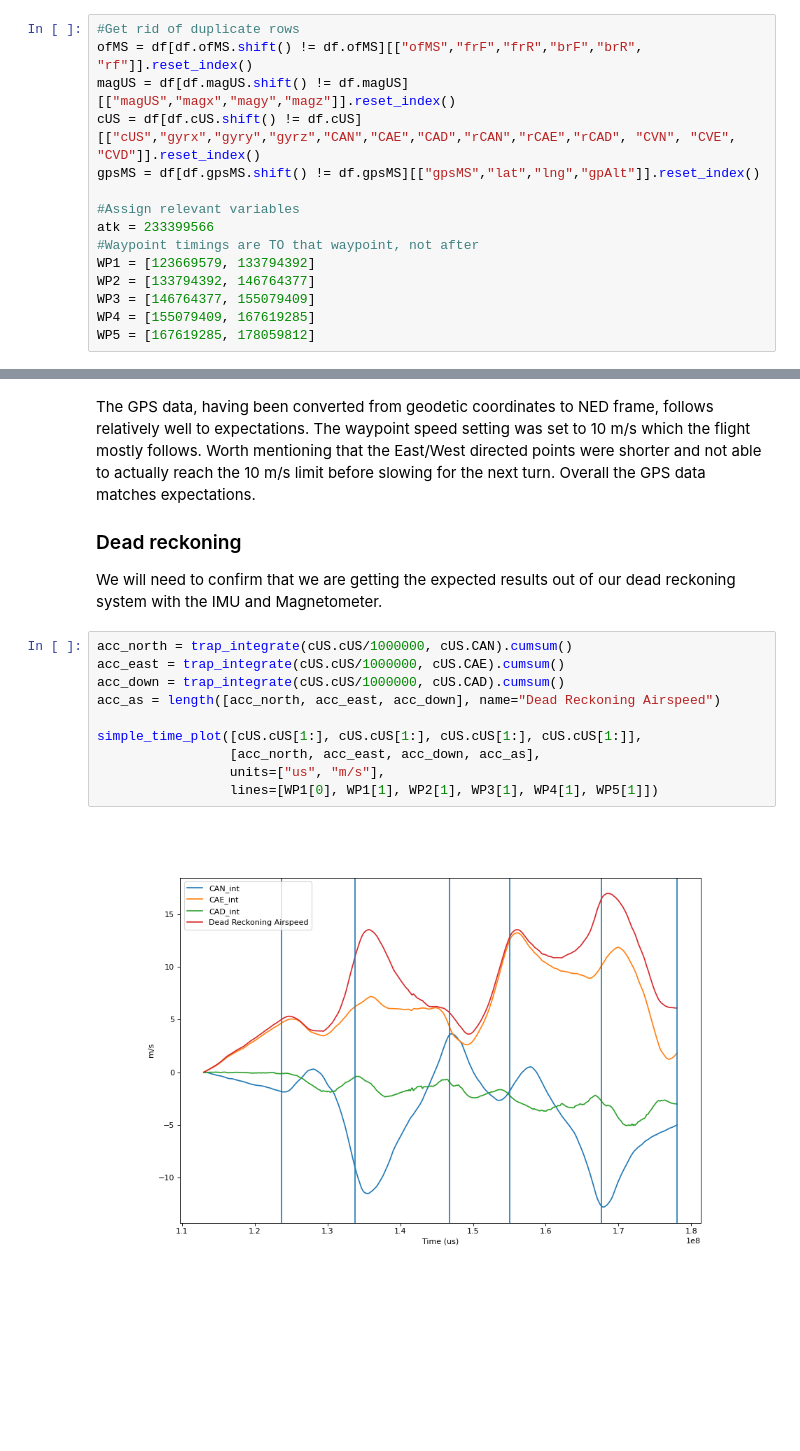
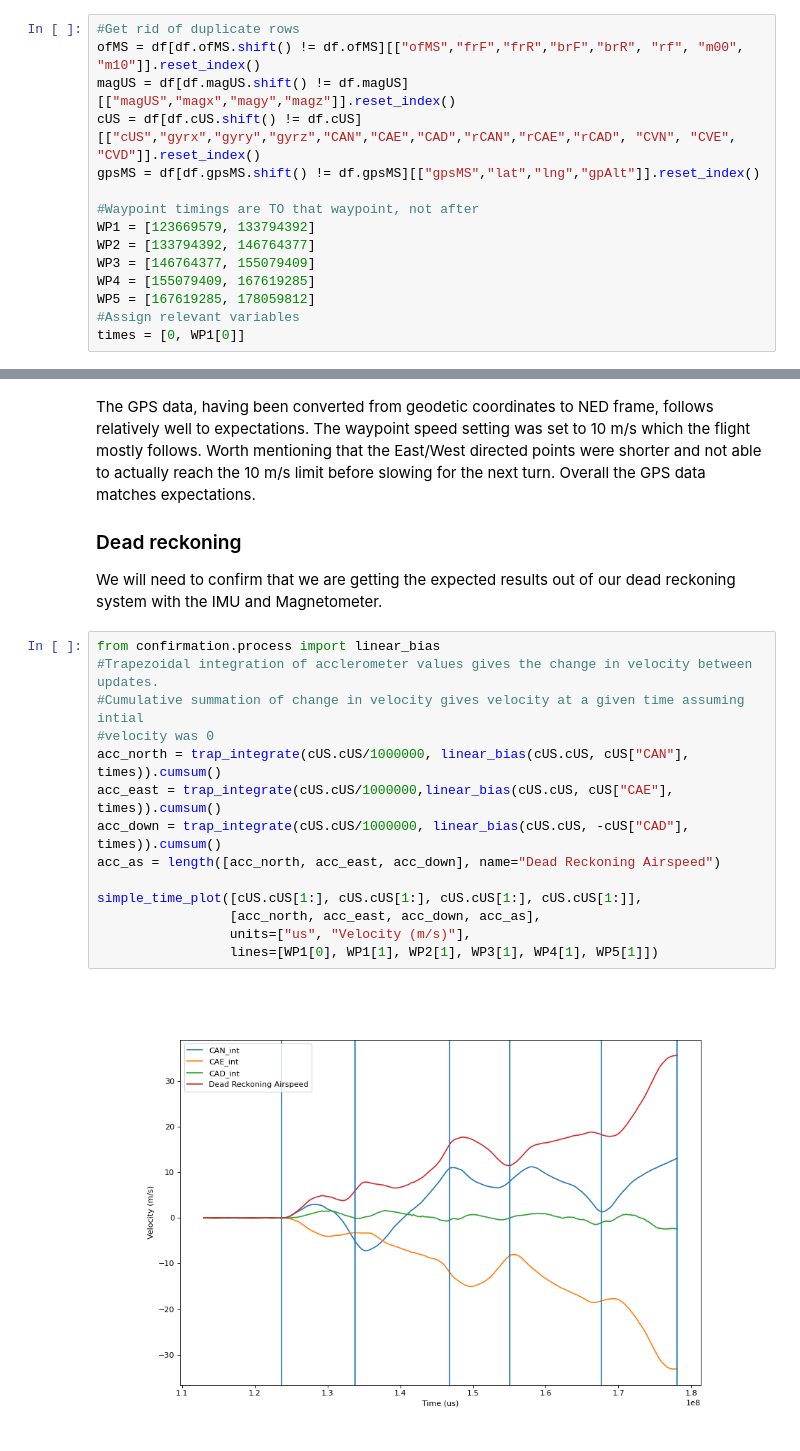
Before and after one commit to BaileySri/Practical-Software-Defense-for-GPS-Spoofing-on-a-Hobby-UAV-Offline, a Jupyter notebook: notebooks/0.1-bks-benign.ipynb, the cells around one changed output, grey strips where cells are left out. Saved outputs shown, nothing was run; the diff lists cells and outputs as text; blank space fills up the shorter version.

```diff
--- a/notebooks/0.1-bks-benign.ipynb
+++ b/notebooks/0.1-bks-benign.ipynb
@@ -61,19 +61,19 @@ differences in the results similar to the statistics section of the [optical
 flow attack notebook](./0.1-bks-attack-idle-of.ipynb).
 # %%
 #Get rid of duplicate rows
-ofMS = df[df.ofMS.shift() != df.ofMS][["ofMS","frF","frR","brF","brR", "rf"]].reset_index()
+ofMS = df[df.ofMS.shift() != df.ofMS][["ofMS","frF","frR","brF","brR", "rf", "m00", "m10"]].reset_index()
 magUS = df[df.magUS.shift() != df.magUS][["magUS","magx","magy","magz"]].reset_index()
 cUS = df[df.cUS.shift() != df.cUS][["cUS","gyrx","gyry","gyrz","CAN","CAE","CAD","rCAN","rCAE","rCAD", "CVN", "CVE", "CVD"]].reset_index()
 gpsMS = df[df.gpsMS.shift() != df.gpsMS][["gpsMS","lat","lng","gpAlt"]].reset_index()
 
-#Assign relevant variables
-atk = 233399566
 #Waypoint timings are TO that waypoint, not after
 WP1 = [123669579, 133794392]
 WP2 = [133794392, 146764377]
 WP3 = [146764377, 155079409]
 WP4 = [155079409, 167619285]
 WP5 = [167619285, 178059812]
+#Assign relevant variables
+times = [0, WP1[0]]
 # %%
 #Calculate relevant attitude/angular rate information
 from confirmation.process import signal_match_and_cumsum, change_in_signal, trap_integrate, mag_to_heading, mag_to_pitch
@@ -340,14 +312,18 @@ before slowing for the next turn. Overall the GPS data matches expectations.
 We will need to confirm that we are getting the expected results out of our
 dead reckoning system with the IMU and Magnetometer.
 # %%
-acc_north = trap_integrate(cUS.cUS/1000000, cUS.CAN).cumsum()
-acc_east = trap_integrate(cUS.cUS/1000000, cUS.CAE).cumsum()
-acc_down = trap_integrate(cUS.cUS/1000000, cUS.CAD).cumsum()
+from confirmation.process import linear_bias
+#Trapezoidal integration of acclerometer values gives the change in velocity between updates.
+#Cumulative summation of change in velocity gives velocity at a given time assuming intial
+#velocity was 0
+acc_north = trap_integrate(cUS.cUS/1000000, linear_bias(cUS.cUS, cUS["CAN"], times)).cumsum()
+acc_east = trap_integrate(cUS.cUS/1000000,linear_bias(cUS.cUS, cUS["CAE"], times)).cumsum()
+acc_down = trap_integrate(cUS.cUS/1000000, linear_bias(cUS.cUS, -cUS["CAD"], times)).cumsum()
 acc_as = length([acc_north, acc_east, acc_down], name="Dead Reckoning Airspeed")
 
 simple_time_plot([cUS.cUS[1:], cUS.cUS[1:], cUS.cUS[1:], cUS.cUS[1:]],
                  [acc_north, acc_east, acc_down, acc_as],
-                 units=["us", "m/s"],
+                 units=["us", "Velocity (m/s)"],
                  lines=[WP1[0], WP1[1], WP2[1], WP3[1], WP4[1], WP5[1]])
 # %% [output]
-[figure, old version]
+[figure, new version]
```
Also changed, not shown: parts of 12 cells of this notebook, 2 other files.
